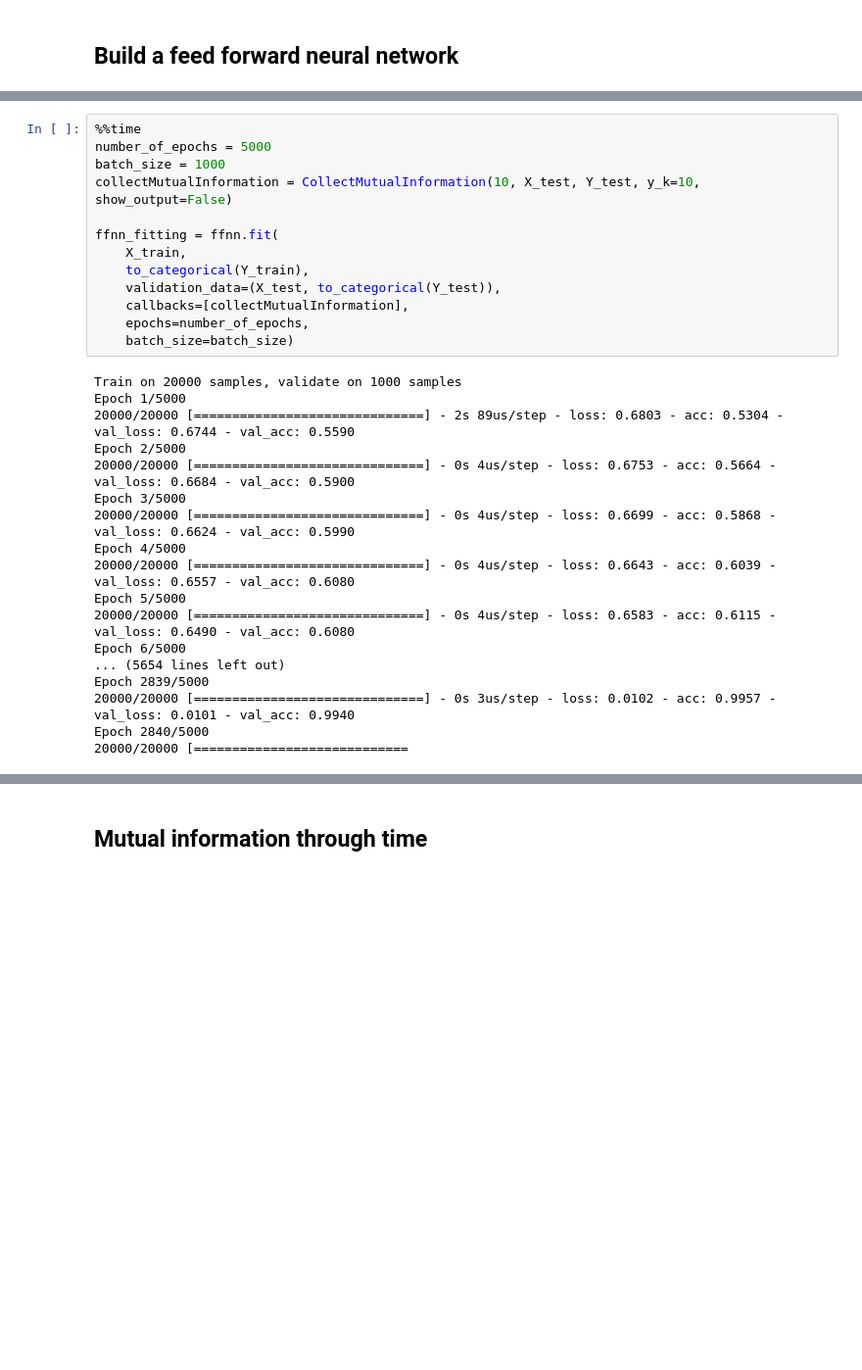
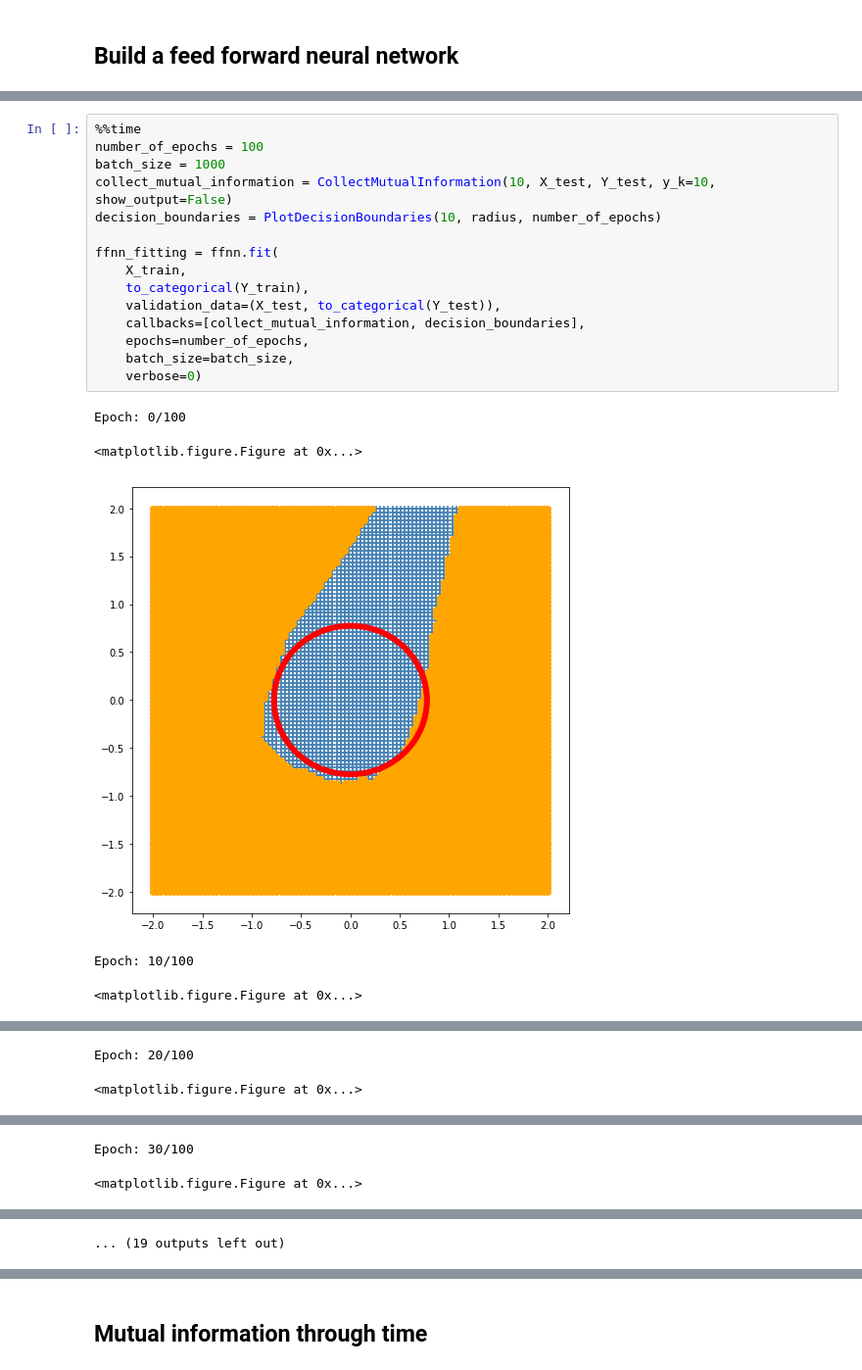
Before and after one commit to zunzhumu/mutual-information-dnns, a Jupyter notebook: circle-radius-test.ipynb, the cells around one changed output, grey strips where cells are left out. Shown at 98% size. Drawn from its saved outputs; the diff is of its cells as text; blank space fills up the shorter version.

```diff
--- a/circle-radius-test.ipynb
+++ b/circle-radius-test.ipynb
@@ -196,32 +229,22 @@ ffnn = Sequential([
 ffnn.compile(metrics=['accuracy'], optimizer=Adam(), loss='categorical_crossentropy')
 # %%
 %%time
-number_of_epochs = 5000
+number_of_epochs = 100
 batch_size = 1000
-collectMutualInformation = CollectMutualInformation(10, X_test, Y_test, y_k=10, show_output=False)
+collect_mutual_information = CollectMutualInformation(10, X_test, Y_test, y_k=10, show_output=False)
+decision_boundaries = PlotDecisionBoundaries(10, radius, number_of_epochs)
 
 ffnn_fitting = ffnn.fit(
     X_train,
     to_categorical(Y_train),
     validation_data=(X_test, to_categorical(Y_test)),
-    callbacks=[collectMutualInformation],
+    callbacks=[collect_mutual_information, decision_boundaries],
     epochs=number_of_epochs,
-    batch_size=batch_size)
+    batch_size=batch_size,
+    verbose=0)
 # %% [output]
-Train on 20000 samples, validate on 1000 samples
-Epoch 1/5000
-20000/20000 [==============================] - 2s 89us/step - loss: 0.6803 - acc: 0.5304 - val_loss: 0.6744 - val_acc: 0.5590
-Epoch 2/5000
-20000/20000 [==============================] - 0s 4us/step - loss: 0.6753 - acc: 0.5664 - val_loss: 0.6684 - val_acc: 0.5900
-Epoch 3/5000
-20000/20000 [==============================] - 0s 4us/step - loss: 0.6699 - acc: 0.5868 - val_loss: 0.6624 - val_acc: 0.5990
-Epoch 4/5000
-20000/20000 [==============================] - 0s 4us/step - loss: 0.6643 - acc: 0.6039 - val_loss: 0.6557 - val_acc: 0.6080
-Epoch 5/5000
-20000/20000 [==============================] - 0s 4us/step - loss: 0.6583 - acc: 0.6115 - val_loss: 0.6490 - val_acc: 0.6080
-Epoch 6/5000
-... (5654 lines left out)
-Epoch 2839/5000
-20000/20000 [==============================] - 0s 3us/step - loss: 0.0102 - acc: 0.9957 - val_loss: 0.0101 - val_acc: 0.9940
-Epoch 2840/5000
-20000/20000 [============================
+Epoch: 0/100
+<matplotlib.figure.Figure at 0x...>
+[figure, added]
+Epoch: 10/100
+<matplotlib.figure.Figure at 0x...>
@@ -227,0 +252,2 @@ Epoch 2840/5000
+Epoch: 20/100
+<matplotlib.figure.Figure at 0x...>
@@ -227,0 +255,2 @@ Epoch 2840/5000
+Epoch: 30/100
+<matplotlib.figure.Figure at 0x...>
@@ -228,3 +258,4 @@ Epoch 2840/5000
+... (19 outputs left out)
 # %%
 print('Test accuracy: {}'.format(ffnn.evaluate(X_test, to_categorical(Y_test))[1]))
 # %% [output]
```
Also changed, not shown: parts of 16 cells of this notebook.
